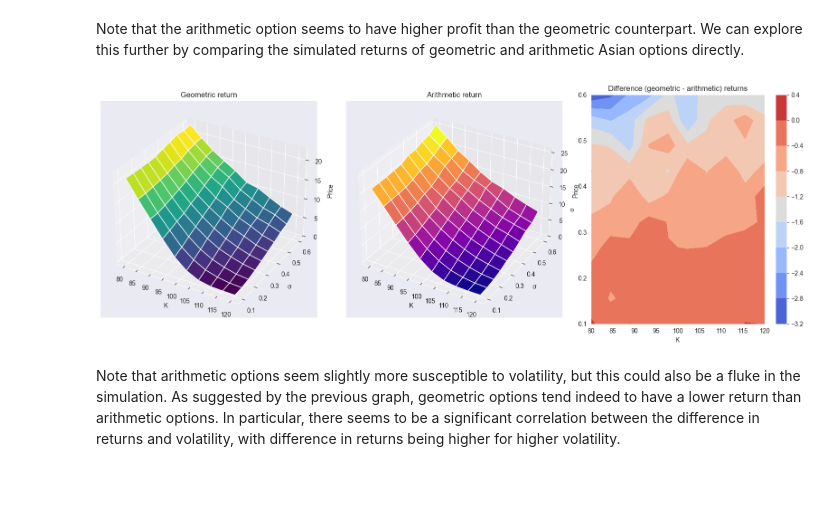
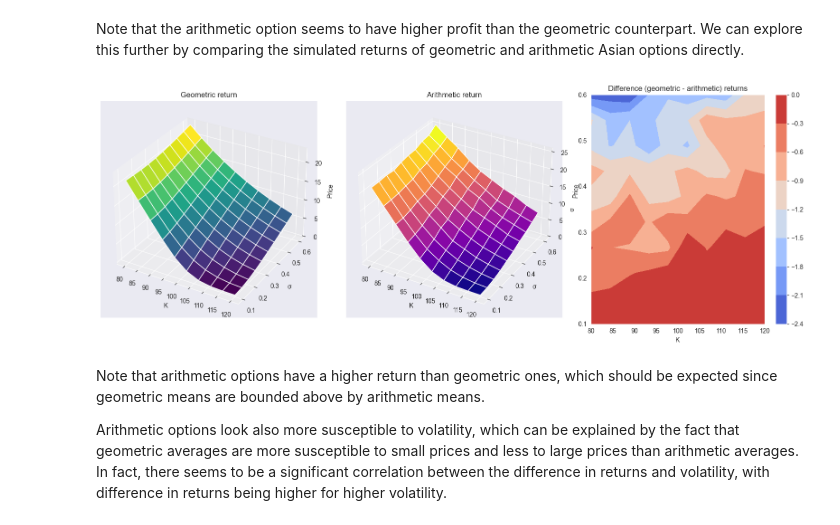
Before and after one commit to albesianor/Asian-options-hedging, a Jupyter notebook: 03_asian_options.ipynb, the cells around one changed output. Saved outputs shown, nothing was run; the diff lists cells and outputs as text; code cells hidden in the pictures; blank space fills up the shorter version.

```diff
--- a/03_asian_options.ipynb
+++ b/03_asian_options.ipynb
@@ -315,46 +314,46 @@ K_values = np.linspace(80, 120, 10)
 sigma_values = np.linspace(0.1, 0.6, 10)
 
 
-# Compare bs_price and gao_price over K and sigma, fixing t and r
+# Compare geometric and arithmetic Asian options prices over K and sigma, fixing t and r
 K, sigma = np.meshgrid(K_values, sigma_values)
 
-geometric = np.vectorize(monte_carlo_gao)(
-    S0, K, sigma, t, r, mu, n_sims, n_steps, geometric=True, return_distribution=False
-)
-arithmetic = np.vectorize(monte_carlo_gao)(
+geometric = np.vectorize(gao_price)(S0, K, sigma, t, r)
+arithmetic = np.vectorize(monte_carlo_asian)(
     S0, K, sigma, t, r, mu, n_sims, n_steps, return_distribution=False
 )
 diff = geometric - arithmetic
 
 fig = plt.figure(figsize=(16, 6))
 
 # --- 3D Surface: BS price ---
 ax1 = fig.add_subplot(131, projection="3d")
 ax1.plot_surface(K, sigma, geometric, cmap="viridis")
 ax1.set_title("Geometric return")
 ax1.set_xlabel("K")
 ax1.set_ylabel("σ")
 ax1.set_zlabel("Price")
 
 # --- 3D Surface: GAO price ---
 ax2 = fig.add_subplot(132, projection="3d")
 ax2.plot_surface(K, sigma, arithmetic, cmap="plasma")
 ax2.set_title("Arithmetic return")
 ax2.set_xlabel("K")
 ax2.set_ylabel("σ")
 ax2.set_zlabel("Price")
 
 # --- Heatmap: Difference ---
 ax3 = fig.add_subplot(133)
 c = ax3.contourf(K, sigma, diff, cmap="coolwarm")
 plt.colorbar(c, ax=ax3)
 ax3.set_title("Difference (geometric - arithmetic) returns")
 ax3.set_xlabel("K")
 ax3.set_ylabel("σ")
 
 plt.tight_layout()
 plt.show()
 # %% [output]
-[figure, old version]
+[figure, new version]
 # %% [markdown]
-Note that arithmetic options seem slightly more susceptible to volatility, but this could also be a fluke in the simulation.  As suggested by the previous graph, geometric options tend indeed to have a lower return than arithmetic options.  In particular, there seems to be a significant correlation between the difference in returns and volatility, with difference in returns being higher for higher volatility.
+Note that arithmetic options have a higher return than geometric ones, which should be expected since geometric means are bounded above by arithmetic means.
+
+Arithmetic options look also more susceptible to volatility, which can be explained by the fact that geometric averages are more susceptible to small prices and less to large prices than arithmetic averages.  In fact, there seems to be a significant correlation between the difference in returns and volatility, with difference in returns being higher for higher volatility.
```
Also changed, not shown: parts of 11 cells of this notebook, 2 other files.
